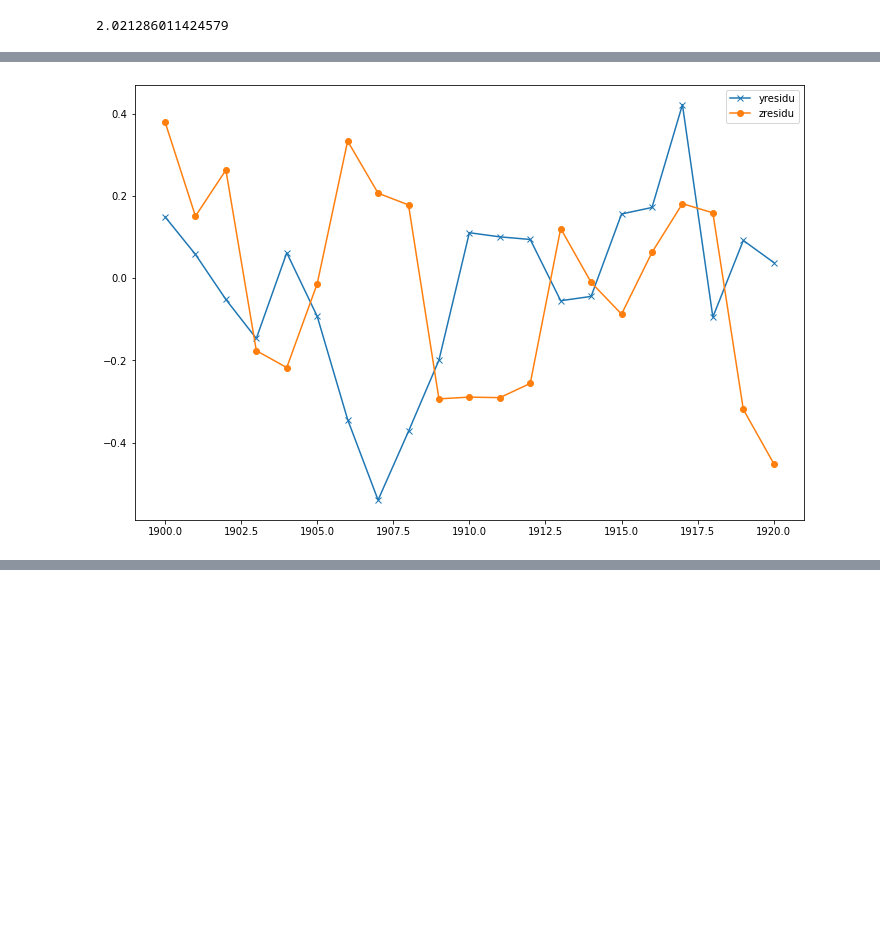
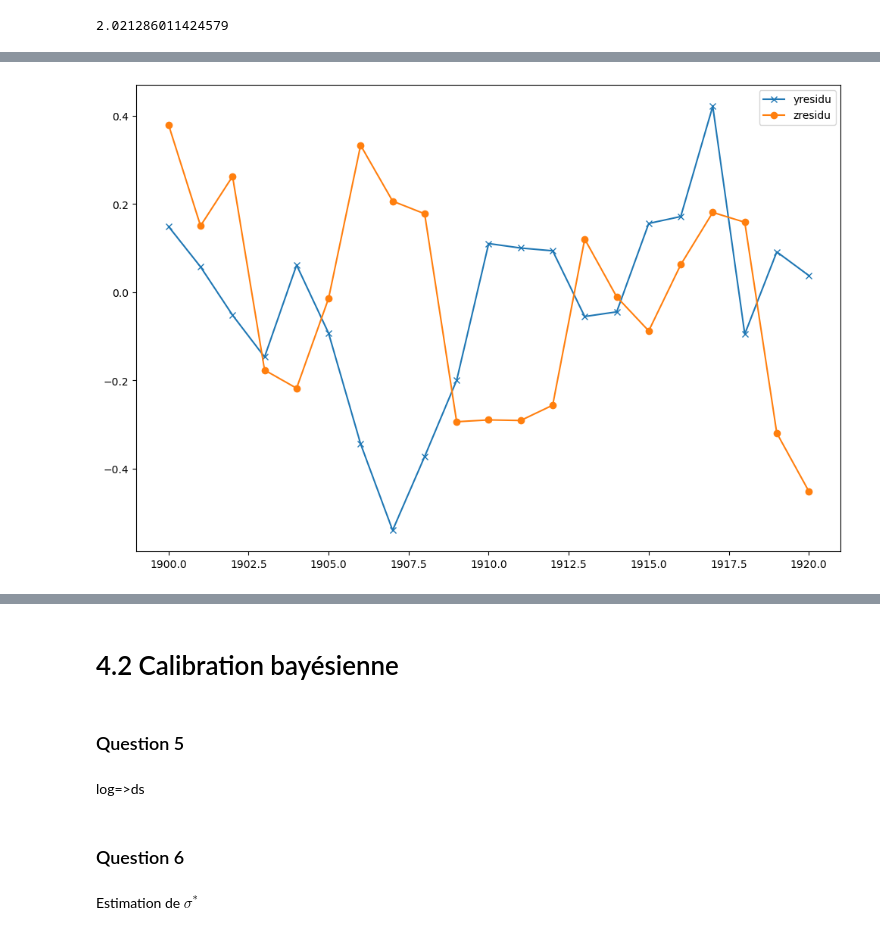
Before and after one commit to ZayedH/MAP568_project, a Jupyter notebook: MAP568.ipynb, the cells around one changed output, grey strips where cells are left out. Cells and saved outputs as stored; diff of their text form; code cells hidden in the pictures; blank space fills up the shorter version.

```diff
--- a/MAP568.ipynb
+++ b/MAP568.ipynb
@@ -207,7 +208,7 @@ print(bound)
 result = minimize(epsilon,x0,args=args,method="Nelder-Mead",bounds= bound) # "SLSQP","Powell"
 # print(result)
 print(result['fun'])
-x = result['x']
+x_opt = result['x']
 # %% [output]
 2.021286011424579
 # %%
@@ -233,25 +235,35 @@ print(result)
 # %%
-temps,y,z = resolutionSystem1Euler(x[0],x[1],x[2],x[3],x[4],x[5],args[0],args[1])
+temps,y,z = resolutionSystem1Euler(x_opt[0],x_opt[1],x_opt[2],x_opt[3],x_opt[4],x_opt[5],args[0],args[1])
 dt = args[0]
 ypred = y[[int(k/dt) for k in range(21)]]
 zpred = z[[int(k/dt) for k in range(21)]]
-yresidu = np.log(ypred)-np.log(args[2])
-zresidu = np.log(zpred)-np.log(args[3])
+yresidu = np.log(ypred)-np.log(args[2]) # aproie
+zresidu = np.log(zpred)-np.log(args[3]) # apreda
 
 plt.figure(figsize=(12,8), facecolor='white')
 plt.plot(annee,yresidu,"-x", label = "yresidu")
 plt.plot(annee,zresidu, "-o",label = "zresidu")
 plt.legend()
 plt.show()
 
 
 plt.figure(figsize=(12,8), facecolor='white')
 plt.plot(annee,args[2],"-x", label = "lievre")
 plt.plot(annee,ypred, "-x",label = "lievre_pred")
 plt.plot(annee,args[3], "-o",label = "lynx")
 plt.plot(annee,zpred,"-o",label = "lynx_pred")
 plt.legend()
 plt.show()
 # %% [output]
-[figure, old version]
+[figure, new version]
 [figure]
+# %% [markdown]
+# 4.2 Calibration bayésienne
+# %% [markdown]
+### Question 5
+# %% [markdown]
+log=>ds
+# %% [markdown]
+### Question 6
+# %% [markdown]
+ Estimation de $\sigma^{*}$
```
Also changed, not shown: parts of 26 cells of this notebook.
